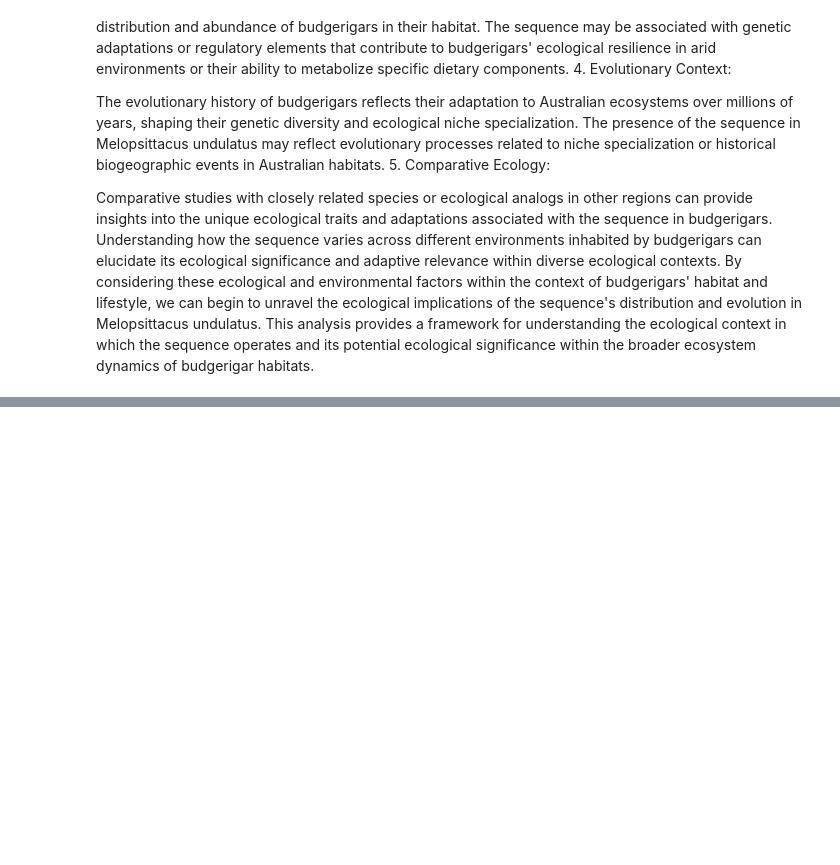
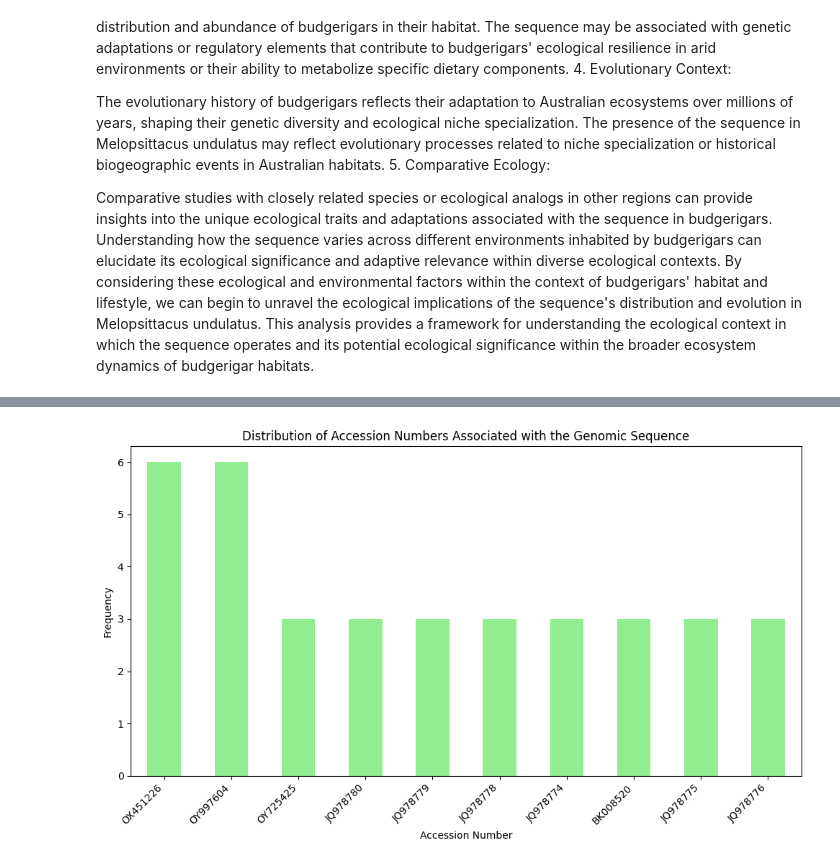
Before and after one commit to Sinanmz/BioinformaticsProject, a Jupyter notebook: tasks/find-the-imposter/FindTheImposter.ipynb, the cells around one changed output, grey strips where cells are left out. Saved outputs shown, nothing was run; the diff lists cells and outputs as text; code cells hidden in the pictures; blank space fills up the shorter version.

```diff
--- a/tasks/find-the-imposter/FindTheImposter.ipynb
+++ b/tasks/find-the-imposter/FindTheImposter.ipynb
@@ -408,0 +448,15 @@ By considering these ecological and environmental factors within the context of
+# %%
+accession_distribution = blast_results_df['accession'].value_counts()
+
+# Visualize accession number distribution (top 10 accessions)
+top_accessions = accession_distribution.head(10)
+plt.figure(figsize=(10, 6))
+top_accessions.plot(kind='bar', color='lightgreen')
+plt.xlabel('Accession Number')
+plt.ylabel('Frequency')
+plt.title('Distribution of Accession Numbers Associated with the Genomic Sequence')
+plt.xticks(rotation=45, ha='right')
+plt.tight_layout()
+plt.show()
+# %% [output]
+[figure, added]
```
Also changed, not shown: parts of 4 cells of this notebook.
